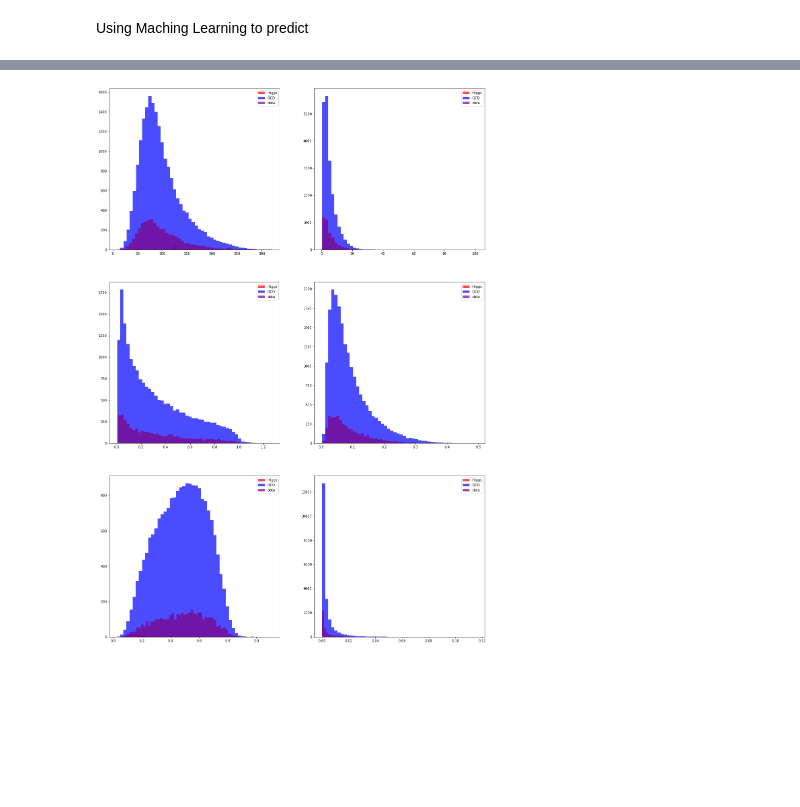
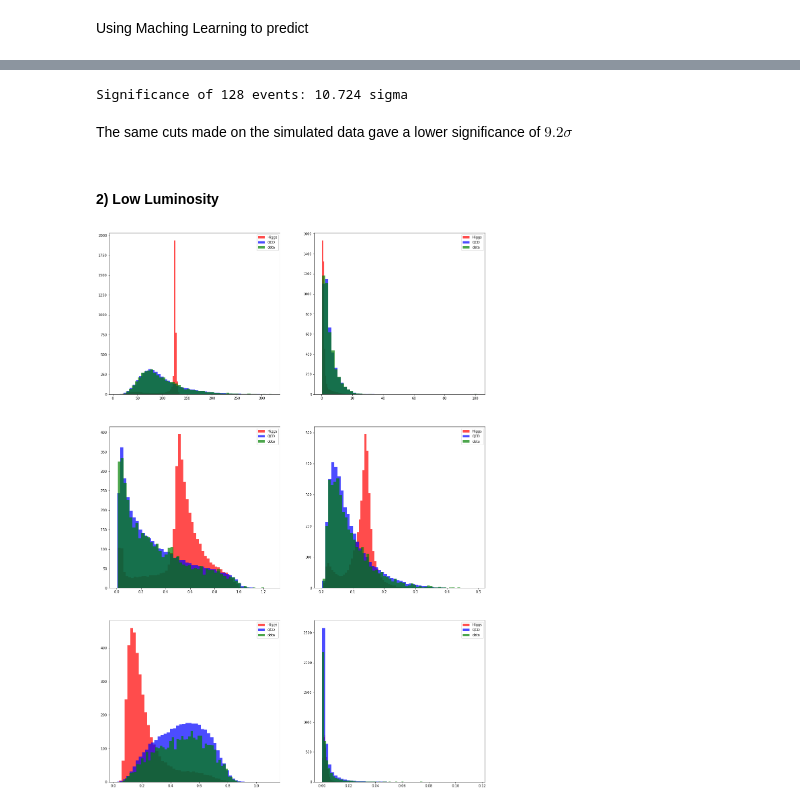
Before and after one commit to jeff-abe/PHYS434, a Jupyter notebook: Lab7.ipynb, the cells around one changed output, grey strips where cells are left out. Cells and saved outputs as stored; diff of their text form; code cells hidden in the pictures; blank space fills up the shorter version.

Commit message:
Labeled sections

```diff
--- a/Lab7.ipynb
+++ b/Lab7.ipynb
@@ -271,0 +293,7 @@ significance using neural network is 1.763 sigma
+# %%
+#Defining a function to make cuts and return the cut data, not calculating significance like previous function
+def straight_cut(data,features,cuts):
+    for i in range(0,len(features)):
+        a = np.array(data[features[i]])
+        data = data[:][np.logical_and(a>cuts[i][0], a<cuts[i][1])]
+    return data
@@ -271,0 +302,13 @@ significance using neural network is 1.763 sigma
+# %%
+plt.rcParams["figure.figsize"] = (20,30)
+fig, ((ax1,ax2),(ax3,ax4),(ax5,ax6)) = plt.subplots(3,2)
+axes = (ax1,ax2,ax3,ax4,ax5,ax6)
+features = ['mass','d2','KtDeltaR','ee2','t3','ee3']
+for i in range(0,6):
+    counts,bins = np.histogram(new_dict[features[i]],bins = 50)
+    axes[i].hist(bins[:-1],bins, weights = counts*40344/100000, color = 'red',label = 'Higgs',alpha = 0.7)
+    counts,bins = np.histogram(qcd_dict[features[i]],bins = 50)
+    axes[i].hist(bins[:-1],bins, weights = counts*40344/100000, color = 'blue',label = 'QCD',alpha = 0.7)
+    axes[i].hist(high_lumi[features[i]], color = 'green',label = 'data', bins = 50,alpha = 0.7)
+    axes[i].legend()
+plt.show()
@@ -271,0 +317,17 @@ significance using neural network is 1.763 sigma
+# %%
+plt.rcParams["figure.figsize"] = (20,30)
+fig, ((ax1,ax2),(ax3,ax4),(ax5,ax6)) = plt.subplots(3,2)
+axes = (ax1,ax2,ax3,ax4,ax5,ax6)
+features = ['mass','d2','KtDeltaR','ee2','t3','ee3']
+cut_higgs = straight_cut(new_dict,['mass','d2','KtDeltaR'],[(124,128),(0,1.42),(0.48,0.93)])
+cut_qcd = straight_cut(qcd_dict,['mass','d2','KtDeltaR'],[(124,128),(0,1.42),(0.48,0.93)])
+cut_high = straight_cut(high_lumi,['mass','d2','KtDeltaR'],[(124,128),(0,1.42),(0.48,0.93)])
+for i in range(0,6):
+    counts,bins = np.histogram(cut_higgs[features[i]])
+    axes[i].hist(bins[:-1],bins, weights = counts*40344/100000, color = 'red',label = 'Higgs',alpha = 0.7)
+    counts,bins = np.histogram(cut_qcd[features[i]])
+    axes[i].hist(bins[:-1],bins, weights = counts*40344/100000, color = 'blue',label = 'QCD',alpha = 0.7)
+    axes[i].hist(cut_high[features[i]], color = 'green',label = 'data',alpha = 0.7)
+    axes[i].legend()
+    axes[i].set_yscale('log')
+plt.show()
@@ -272,15 +336,26 @@ significance using neural network is 1.763 sigma
+# %%
+n_qcd = len(cut_qcd)*40344/100000
+n_observed = len(cut_high)
+sig = np.round(stats.norm.isf(stats.poisson.sf(n_observed,n_qcd)),3)
+print('Significance of', n_observed ,'events:',sig,'sigma')
+# %% [output]
+Significance of 128 events: 10.724 sigma
+# %% [markdown]
+The same cuts made on the simulated data gave a lower significance of $9.2\sigma$
+# %% [markdown]
+#### 2) Low Luminosity
 # %%
 plt.rcParams["figure.figsize"] = (20,30)
 fig, ((ax1,ax2),(ax3,ax4),(ax5,ax6)) = plt.subplots(3,2)
 axes = (ax1,ax2,ax3,ax4,ax5,ax6)
 features = ['mass','d2','KtDeltaR','ee2','t3','ee3']
 for i in range(0,6):
     counts,bins = np.histogram(new_dict[features[i]],bins = 50)
-    axes[i].hist(bins[:-1],bins, weights = counts*100/100000, color = 'red',label = 'Higgs',alpha = 0.7)
+    axes[i].hist(bins[:-1],bins, weights = counts*4060/100000, color = 'red',label = 'Higgs',alpha = 0.7)
     counts,bins = np.histogram(qcd_dict[features[i]],bins = 50)
-    axes[i].hist(bins[:-1],bins, weights = counts*20000/100000, color = 'blue',label = 'QCD',alpha = 0.7)
-    axes[i].hist(low_lumi[features[i]], color = 'purple',label = 'data', bins = 50,alpha = 0.7)
+    axes[i].hist(bins[:-1],bins, weights = counts*4060/100000, color = 'blue',label = 'QCD',alpha = 0.7)
+    axes[i].hist(low_lumi[features[i]], color = 'green',label = 'data', bins = 50,alpha = 0.7)
     axes[i].legend()
 plt.show()
 # %% [output]
-[figure, old version]
+[figure, new version]
```
Also changed, not shown: parts of 28 cells of this notebook.
